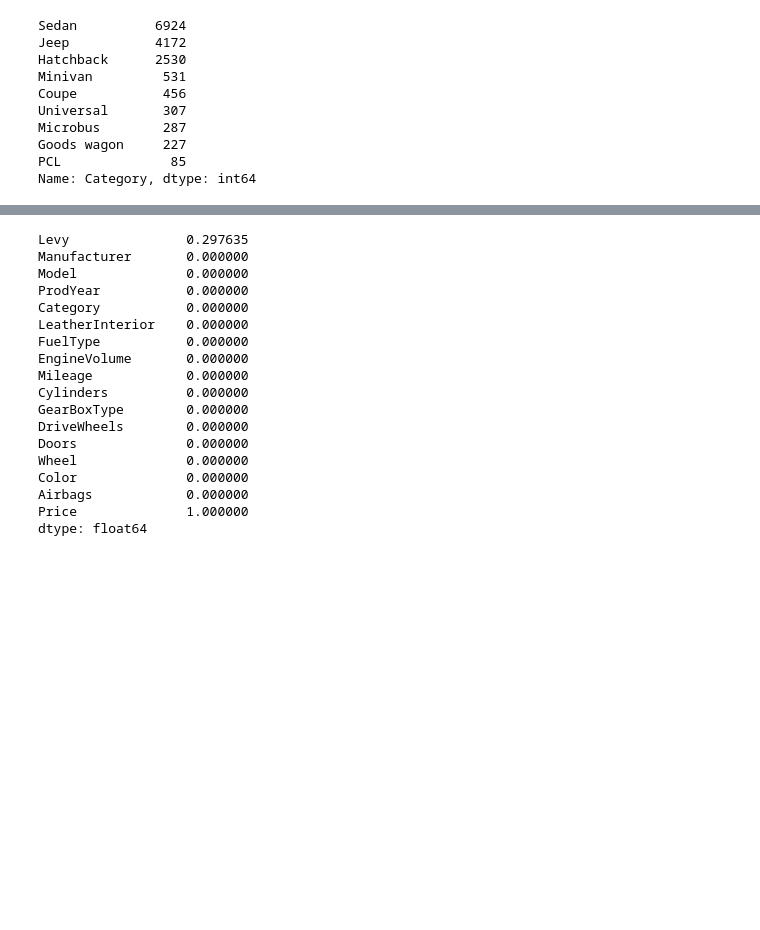
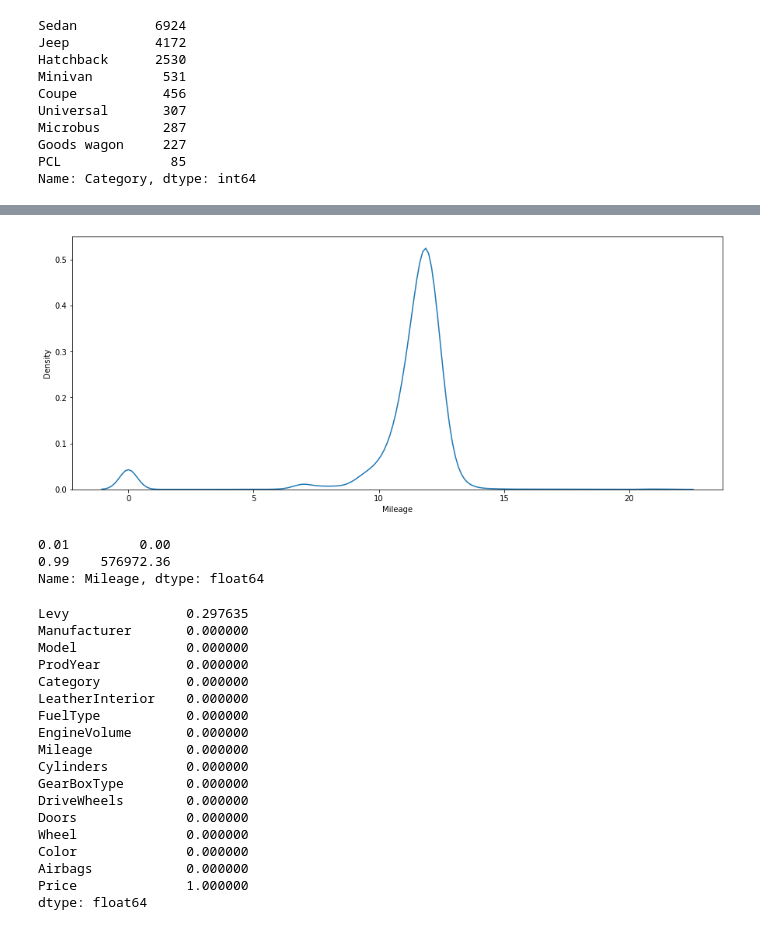
Before and after one commit to lalitupdhya/usedCarPricePrediction, a Jupyter notebook: usedCarsPrediction.ipynb, the cells around one changed output, grey strips where cells are left out. Saved outputs shown, nothing was run; the diff lists cells and outputs as text; code cells hidden in the pictures; blank space fills up the shorter version.

```diff
--- a/usedCarsPrediction.ipynb
+++ b/usedCarsPrediction.ipynb
@@ -294,3 +343,16 @@ Name: Category, dtype: int64
+# %%
+#log transformation of Mileage
+plt.figure(figsize=(15,6))
+sns.kdeplot(np.log1p(train_df.Mileage));
+# %% [output]
+[figure, added]
+# %%
+#check the outliers of Mileage
+train_df.Mileage.quantile([0.01, 0.99])
+# %% [output]
+0.01         0.00
+0.99    576972.36
+Name: Mileage, dtype: float64
 # %%
 #almost 30% missing values in Levy
 test_df.isna().mean()
```
Also changed, not shown: parts of 4 cells of this notebook.
